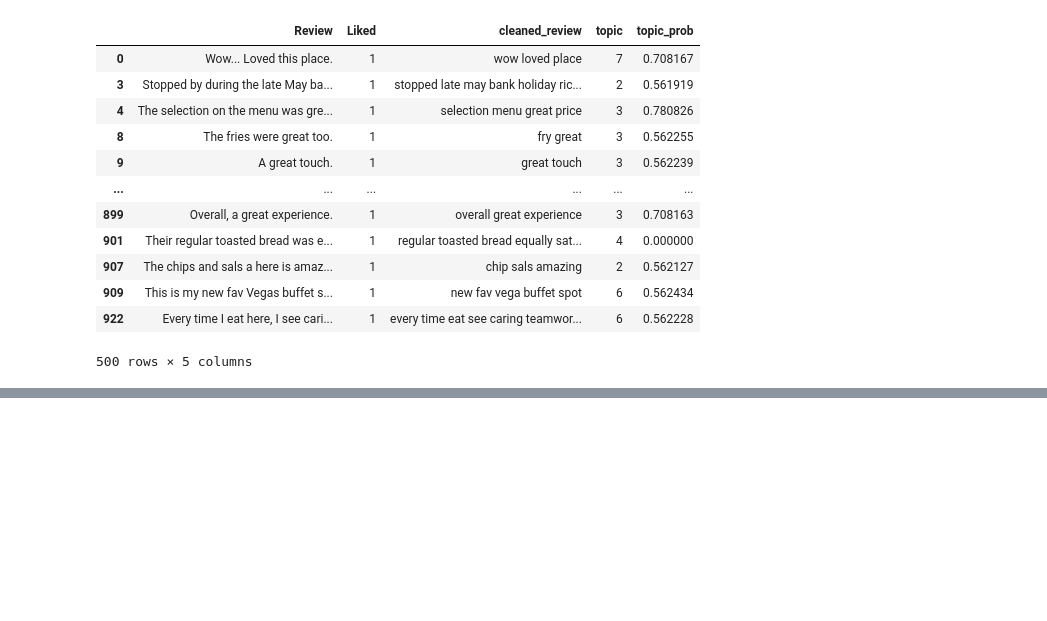
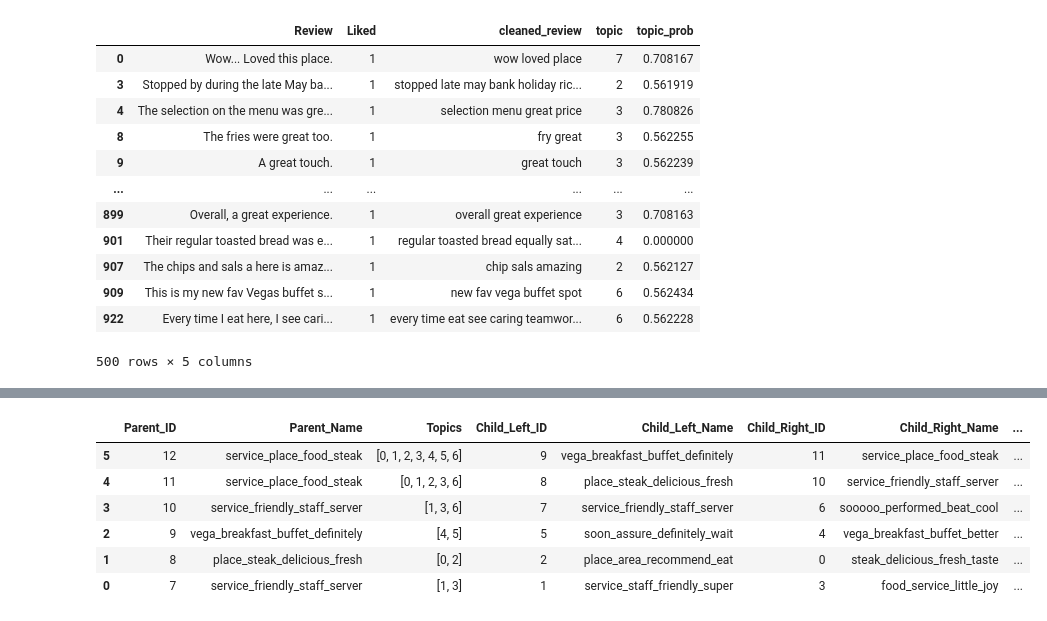
Before and after one commit to shreyasriram4/h2o2.ai, a Jupyter notebook: notebooks/voc_topicmodel_prototype.ipynb, the cells around one changed output, grey strips where cells are left out. Saved outputs shown, nothing was run; the diff lists cells and outputs as text; code cells hidden in the pictures; blank space fills up the shorter version.

```diff
--- a/notebooks/voc_topicmodel_prototype.ipynb
+++ b/notebooks/voc_topicmodel_prototype.ipynb
@@ -222,0 +325,10 @@ positive_df
+# %%
+model_bert.hierarchical_topics(positive_df["cleaned_review"])
+# %% [output]
+|  | Parent_ID | Parent_Name | Topics | Child_Left_ID | Child_Left_Name | Child_Right_ID | Child_Right_Name | ... |
+| 5 | 12 | service_place_food_steak | [0, 1, 2, 3, 4, 5, 6] | 9 | vega_breakfast_buffet_definitely | 11 | service_place_food_steak | ... |
+| 4 | 11 | service_place_food_steak | [0, 1, 2, 3, 6] | 8 | place_steak_delicious_fresh | 10 | service_friendly_staff_server | ... |
+| 3 | 10 | service_friendly_staff_server | [1, 3, 6] | 7 | service_friendly_staff_server | 6 | sooooo_performed_beat_cool | ... |
+| 2 | 9 | vega_breakfast_buffet_definitely | [4, 5] | 5 | soon_assure_definitely_wait | 4 | vega_breakfast_buffet_better | ... |
+| 1 | 8 | place_steak_delicious_fresh | [0, 2] | 2 | place_area_recommend_eat | 0 | steak_delicious_fresh_taste | ... |
+| 0 | 7 | service_friendly_staff_server | [1, 3] | 1 | service_staff_friendly_super | 3 | food_service_little_joy | ... |
```
Also changed, not shown: parts of 22 cells of this notebook.
